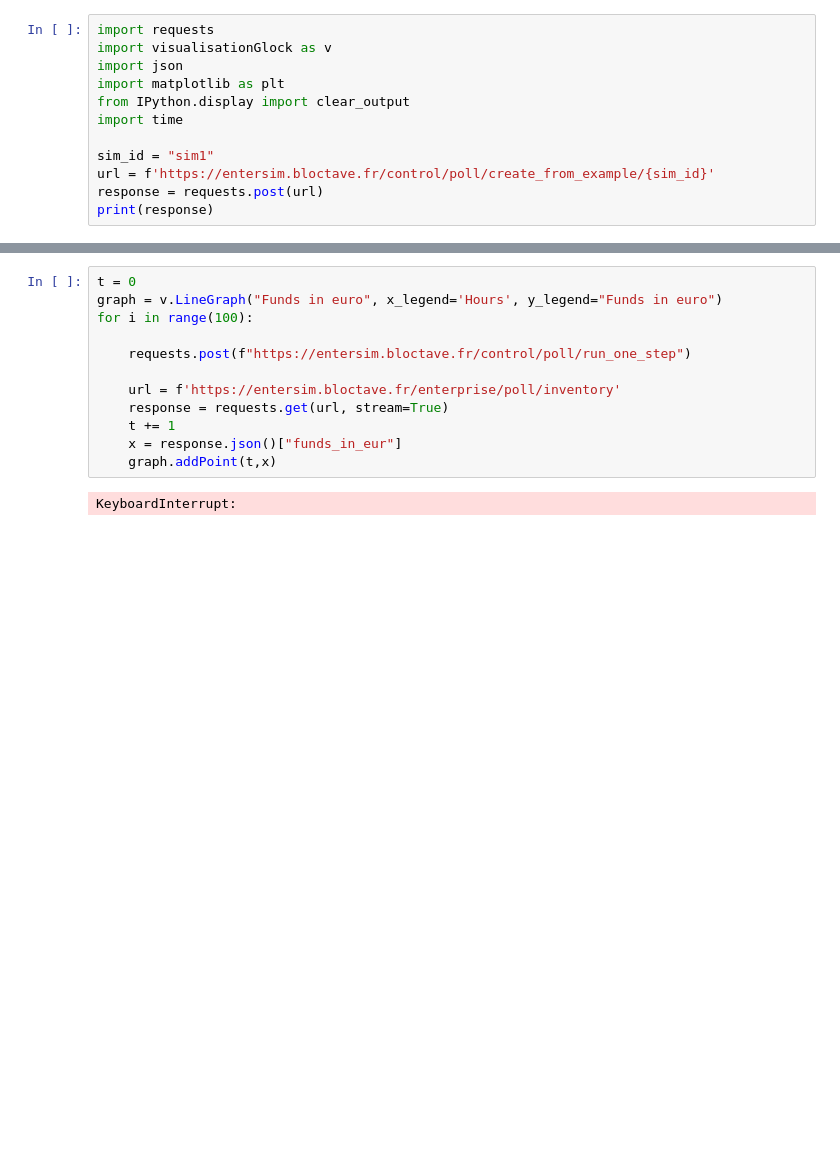
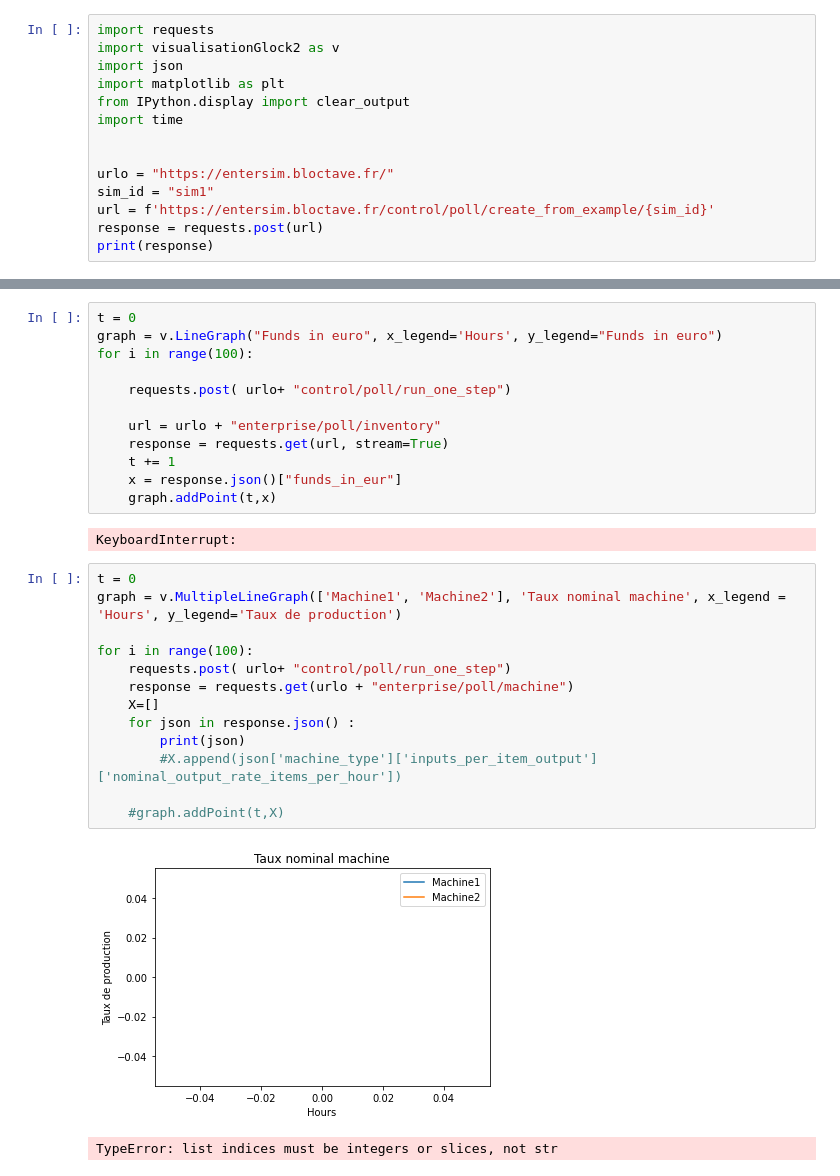
Before and after one commit to 0ctave/2022SAR-T07, a Jupyter notebook: app.ipynb, the cells around one changed output, grey strips where cells are left out. Drawn from its saved outputs; the diff is of its cells as text; blank space fills up the shorter version.

```diff
--- a/app.ipynb
+++ b/app.ipynb
@@ -1,11 +1,13 @@
 # %%
 import requests
-import visualisationGlock as v
+import visualisationGlock2 as v
 import json
 import matplotlib as plt
 from IPython.display import clear_output
 import time
 
+
+urlo = "https://entersim.bloctave.fr/"
 sim_id = "sim1"
 url = f'https://entersim.bloctave.fr/control/poll/create_from_example/{sim_id}'
 response = requests.post(url)
@@ -17,12 +19,28 @@ t = 0
 graph = v.LineGraph("Funds in euro", x_legend='Hours', y_legend="Funds in euro")
 for i in range(100):
 
-    requests.post(f"https://entersim.bloctave.fr/control/poll/run_one_step")
+    requests.post( urlo+ "control/poll/run_one_step")
 
-    url = f'https://entersim.bloctave.fr/enterprise/poll/inventory'
+    url = urlo + "enterprise/poll/inventory"
     response = requests.get(url, stream=True)
     t += 1
     x = response.json()["funds_in_eur"]
     graph.addPoint(t,x)
 # %% [output]
 KeyboardInterrupt:
+# %%
+t = 0
+graph = v.MultipleLineGraph(['Machine1', 'Machine2'], 'Taux nominal machine', x_legend = 'Hours', y_legend='Taux de production')
+
+for i in range(100):
+    requests.post( urlo+ "control/poll/run_one_step")
+    response = requests.get(urlo + "enterprise/poll/machine")
+    X=[]
+    for json in response.json() :
+        print(json)
+        #X.append(json['machine_type']['inputs_per_item_output']['nominal_output_rate_items_per_hour'])
+
+    #graph.addPoint(t,X)
+# %% [output]
+[figure, added]
+TypeError: list indices must be integers or slices, not str
```
Also changed, not shown: 1 other file.
